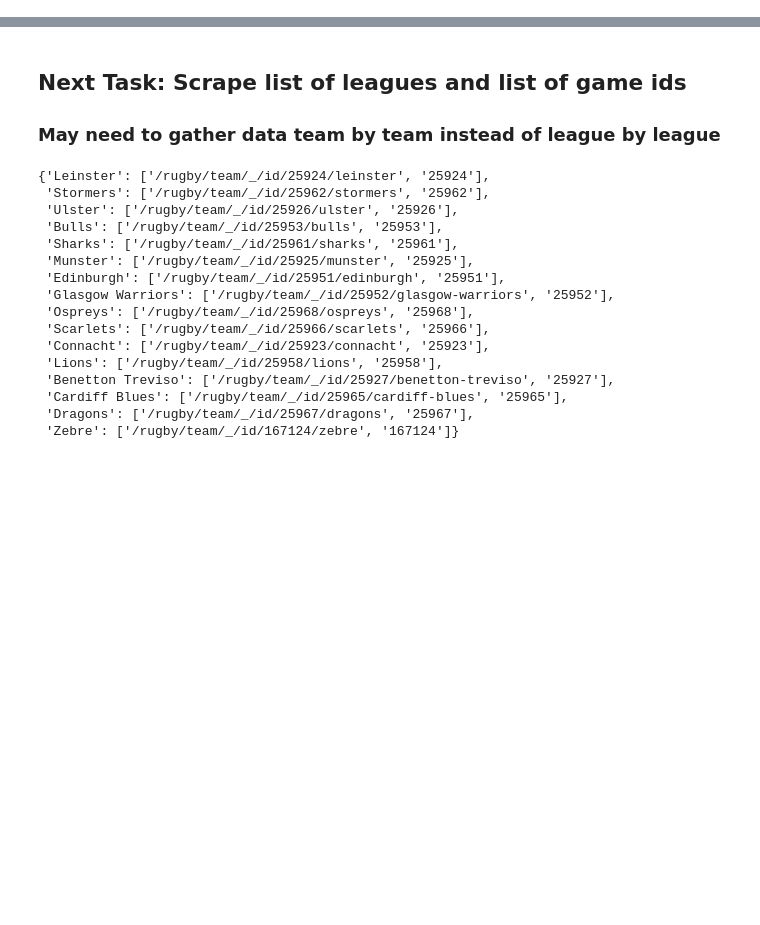
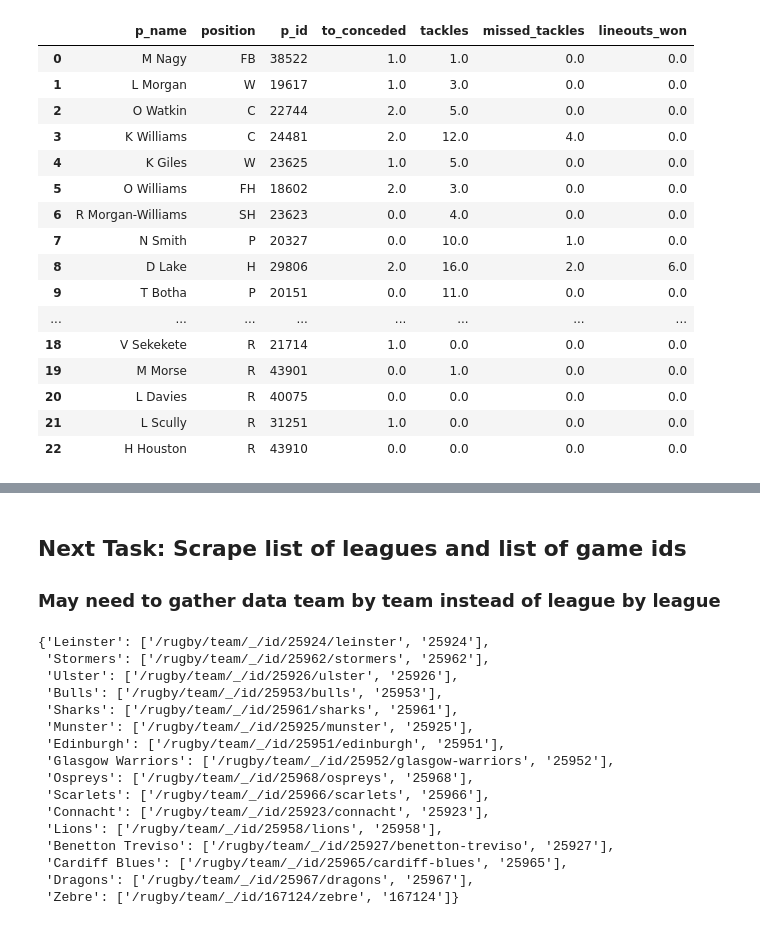
Before and after one commit to CGrosh/Rugby_DB_Analysis, a Jupyter notebook: scrape_code/rugby_scrape_nb.ipynb, the cells around one changed output, grey strips where cells are left out. Saved outputs shown, nothing was run; the diff lists cells and outputs as text; code cells hidden in the pictures; blank space fills up the shorter version.

```diff
--- a/scrape_code/rugby_scrape_nb.ipynb
+++ b/scrape_code/rugby_scrape_nb.ipynb
@@ -11,0 +203,20 @@ headers = {'User-Agent':
+# %%
+get_player_page_data(away_team_def, defending_fields)
+# %% [output]
+|  | p_name | position | p_id | to_conceded | tackles | missed_tackles | lineouts_won |
+| 0 | M Nagy | FB | 38522 | 1.0 | 1.0 | 0.0 | 0.0 |
+| 1 | L Morgan | W | 19617 | 1.0 | 3.0 | 0.0 | 0.0 |
+| 2 | O Watkin | C | 22744 | 2.0 | 5.0 | 0.0 | 0.0 |
+| 3 | K Williams | C | 24481 | 2.0 | 12.0 | 4.0 | 0.0 |
+| 4 | K Giles | W | 23625 | 1.0 | 5.0 | 0.0 | 0.0 |
+| 5 | O Williams | FH | 18602 | 2.0 | 3.0 | 0.0 | 0.0 |
+| 6 | R Morgan-Williams | SH | 23623 | 0.0 | 4.0 | 0.0 | 0.0 |
+| 7 | N Smith | P | 20327 | 0.0 | 10.0 | 1.0 | 0.0 |
+| 8 | D Lake | H | 29806 | 2.0 | 16.0 | 2.0 | 6.0 |
+| 9 | T Botha | P | 20151 | 0.0 | 11.0 | 0.0 | 0.0 |
+| ... | ... | ... | ... | ... | ... | ... | ... |
+| 18 | V Sekekete | R | 21714 | 1.0 | 0.0 | 0.0 | 0.0 |
+| 19 | M Morse | R | 43901 | 0.0 | 1.0 | 0.0 | 0.0 |
+| 20 | L Davies | R | 40075 | 0.0 | 0.0 | 0.0 | 0.0 |
+| 21 | L Scully | R | 31251 | 1.0 | 0.0 | 0.0 | 0.0 |
+| 22 | H Houston | R | 43910 | 0.0 | 0.0 | 0.0 | 0.0 |
```
Also changed, not shown: parts of 57 cells of this notebook, 1 other file.
